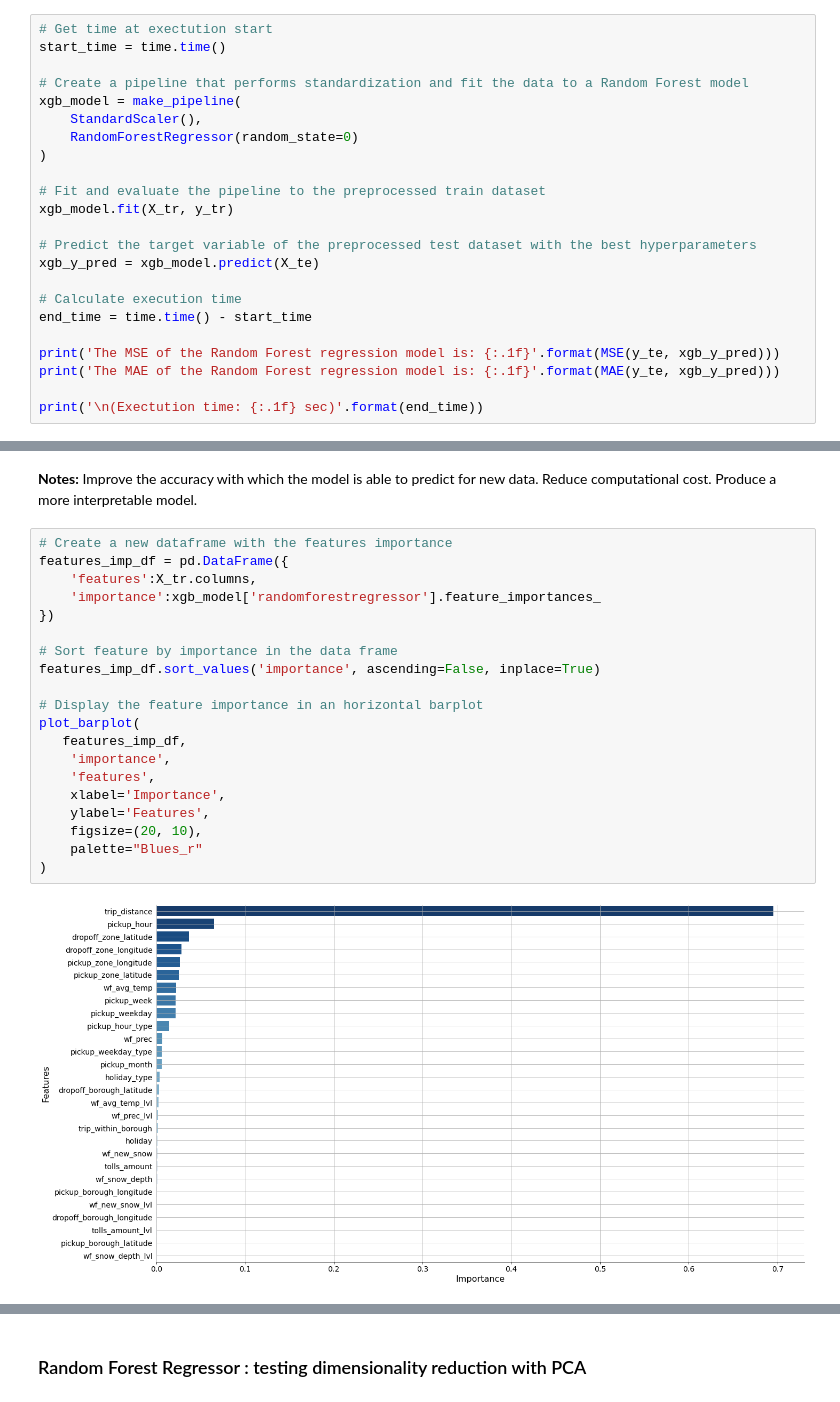
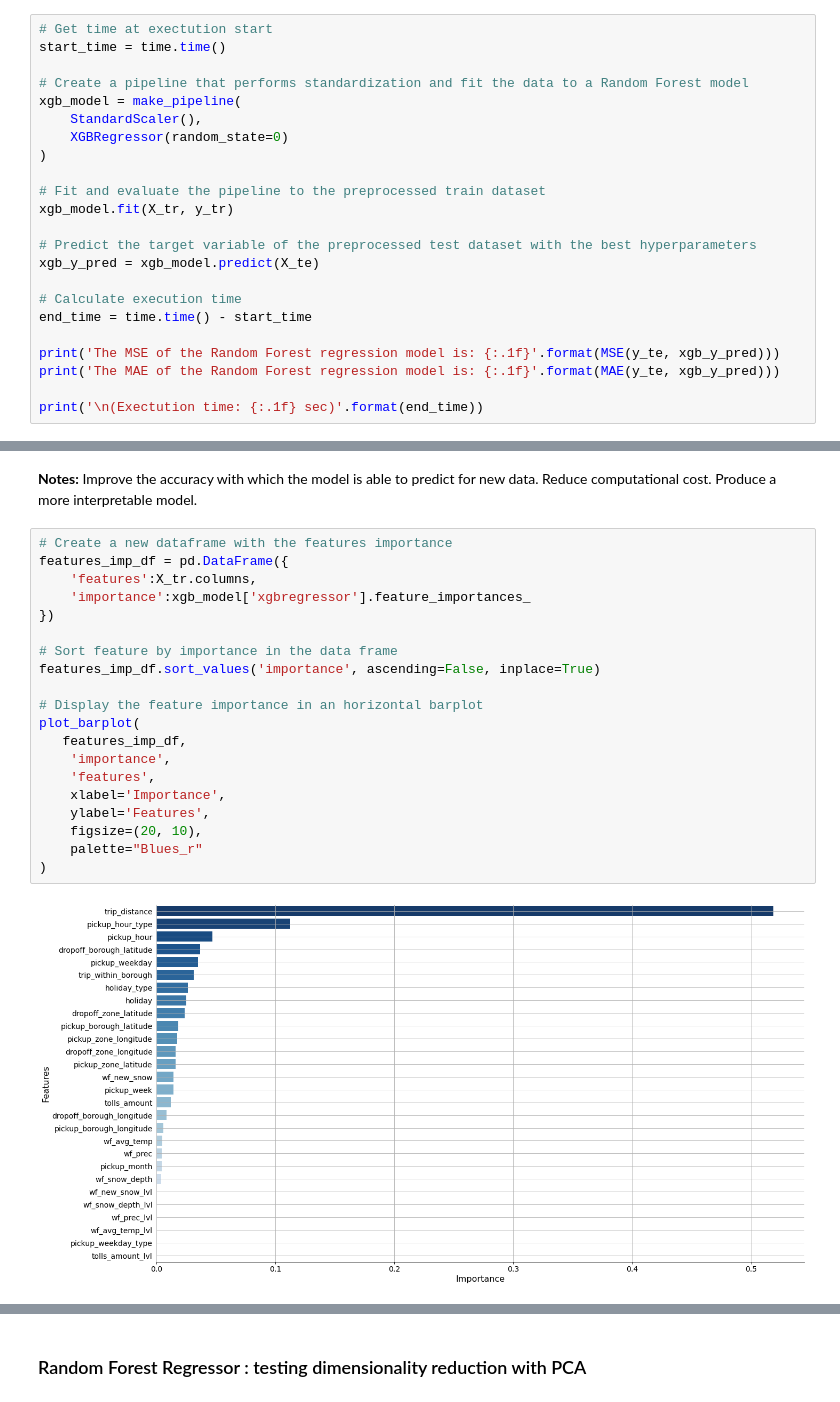
Before and after one commit to strickert/EPFL_ML, a Jupyter notebook: 03-machine_learning_models_V.ipynb, the cells around one changed output, grey strips where cells are left out. Cells and saved outputs as stored; diff of their text form.

```diff
--- a/03-machine_learning_models_V.ipynb
+++ b/03-machine_learning_models_V.ipynb
@@ -354,7 +352,7 @@ start_time = time.time()
 # Create a pipeline that performs standardization and fit the data to a Random Forest model
 xgb_model = make_pipeline(
     StandardScaler(),
-    RandomForestRegressor(random_state=0)
+    XGBRegressor(random_state=0)
 )
 
 # Fit and evaluate the pipeline to the preprocessed train dataset
@@ -485,24 +508,24 @@ Produce a more interpretable model.
 # %%
 # Create a new dataframe with the features importance
 features_imp_df = pd.DataFrame({
     'features':X_tr.columns,
-    'importance':xgb_model['randomforestregressor'].feature_importances_
+    'importance':xgb_model['xgbregressor'].feature_importances_
 })
 
 # Sort feature by importance in the data frame
 features_imp_df.sort_values('importance', ascending=False, inplace=True)
 
 # Display the feature importance in an horizontal barplot
 plot_barplot(
    features_imp_df,
     'importance',
     'features',
     xlabel='Importance',
     ylabel='Features',
     figsize=(20, 10),
     palette="Blues_r"
 )
 # %% [output]
-[figure, old version]
+[figure, new version]
 # %%
 # Create a subset of the train matrix without holiday and weather forecastdata
```
Also changed, not shown: parts of 20 cells of this notebook.
